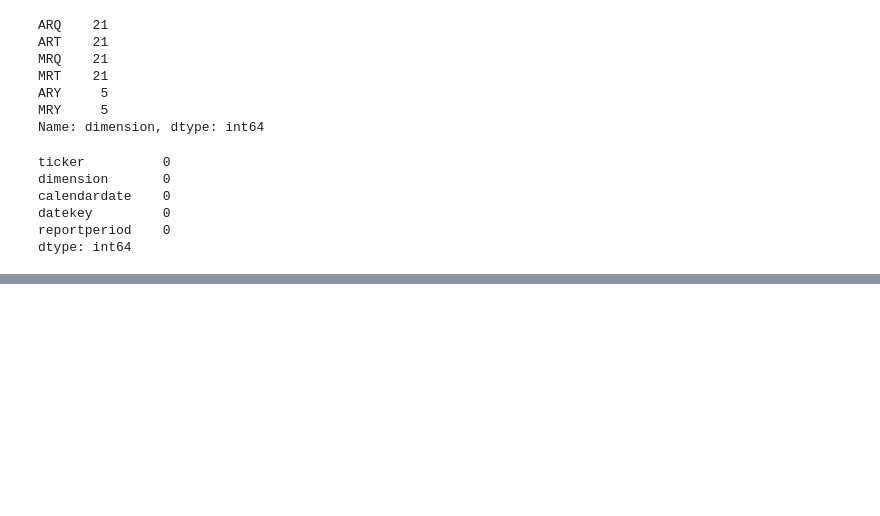
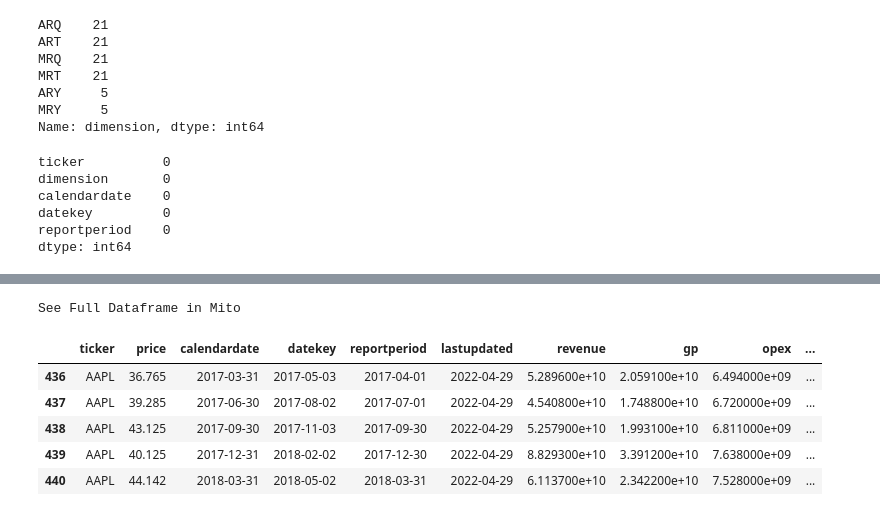
Before and after one commit to bme3412/Python, a Jupyter notebook: quandl/Quandl.ipynb, the cells around one changed output, grey strips where cells are left out. Saved outputs shown, nothing was run; the diff lists cells and outputs as text; code cells hidden in the pictures; blank space fills up the shorter version.

```diff
--- a/quandl/Quandl.ipynb
+++ b/quandl/Quandl.ipynb
@@ -224,0 +256,11 @@ dtype: int64
+# %%
+AAPL_is_df = AAPL_financials[income_statement_df]
+AAPL_is_df.head()
+# %% [output]
+See Full Dataframe in Mito
+|  | ticker | price | calendardate | datekey | reportperiod | lastupdated | revenue | gp | opex | ... |
+| 436 | AAPL | 36.765 | 2017-03-31 | 2017-05-03 | 2017-04-01 | 2022-04-29 | 5.289600e+10 | 2.059100e+10 | 6.494000e+09 | ... |
+| 437 | AAPL | 39.285 | 2017-06-30 | 2017-08-02 | 2017-07-01 | 2022-04-29 | 4.540800e+10 | 1.748800e+10 | 6.720000e+09 | ... |
+| 438 | AAPL | 43.125 | 2017-09-30 | 2017-11-03 | 2017-09-30 | 2022-04-29 | 5.257900e+10 | 1.993100e+10 | 6.811000e+09 | ... |
+| 439 | AAPL | 40.125 | 2017-12-31 | 2018-02-02 | 2017-12-30 | 2022-04-29 | 8.829300e+10 | 3.391200e+10 | 7.638000e+09 | ... |
+| 440 | AAPL | 44.142 | 2018-03-31 | 2018-05-02 | 2018-03-31 | 2022-04-29 | 6.113700e+10 | 2.342200e+10 | 7.528000e+09 | ... |
```
Also changed, not shown: parts of 10 cells of this notebook.
